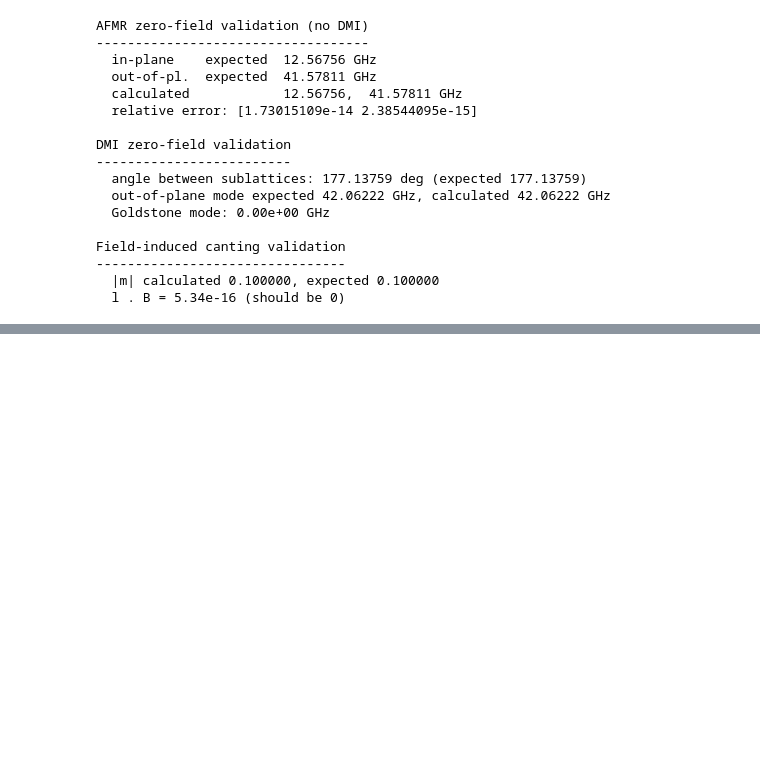
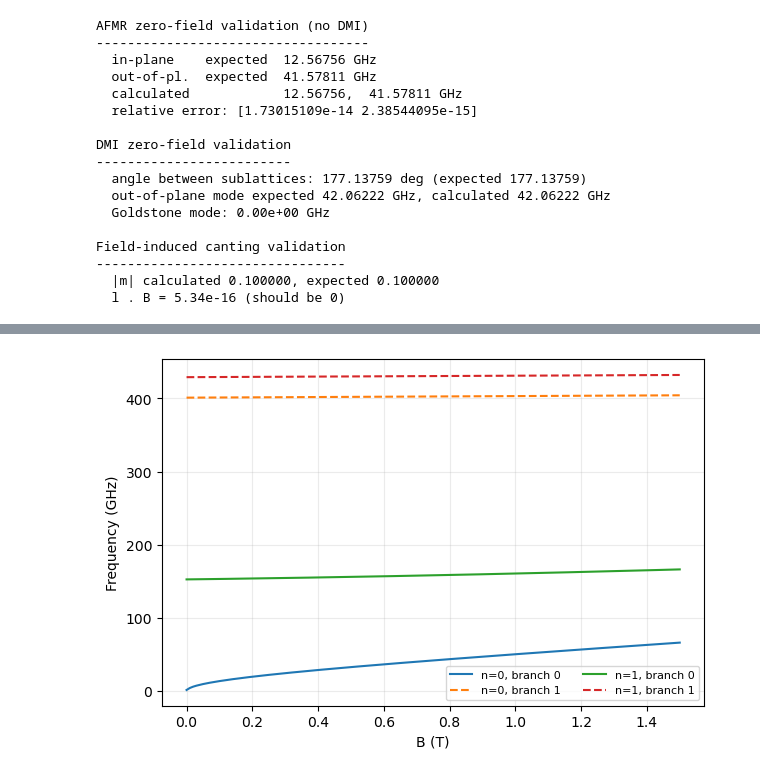
Before and after one commit to FenHarel95/AnalyticalSolvers, a Jupyter notebook: Notebooks/Examples_AFM_inPlane.ipynb, the cells around one changed output, grey strips where cells are left out. Cells and saved outputs as stored; diff of their text form; code cells hidden in the pictures; blank space fills up the shorter version.

```diff
--- a/Notebooks/Examples_AFM_inPlane.ipynb
+++ b/Notebooks/Examples_AFM_inPlane.ipynb
@@ -83,0 +91,26 @@ NameError: name 'describe_mode' is not defined
+# %%
+# f(B) for each thickness mode n (free surfaces: qz = n*pi/d)
+
+d = 100e-9                       # film thickness (m)
+n_max = 4
+fields = np.linspace(0, 1.5, 151)
+kpar = 0.0
+
+curves = {}
+n_max=2
+for n in range(n_max):
+    k = np.sqrt(kpar**2 + (n*np.pi/d)**2)
+    f, _, _ = afm_inp.sweep_field(fields, [1, 0, 0], p, k=k)
+    curves[n] = f / 1e9          # shape (len(fields), 2): two AFM branches
+
+fig, ax = plt.subplots(figsize=(7, 4.5))
+for n, f in curves.items():
+    ax.plot(fields, f[:, 0], label=f"n={n}, branch 0")
+    ax.plot(fields, f[:, 1], "--", label=f"n={n}, branch 1")
+ax.set_xlabel("B (T)")
+ax.set_ylabel("Frequency (GHz)")
+ax.legend(ncol=2, fontsize=8)
+ax.grid(True, alpha=0.25)
+plt.show()
+# %% [output]
+[figure, added]
```
Also changed, not shown: parts of 4 cells of this notebook, 1 other file.
